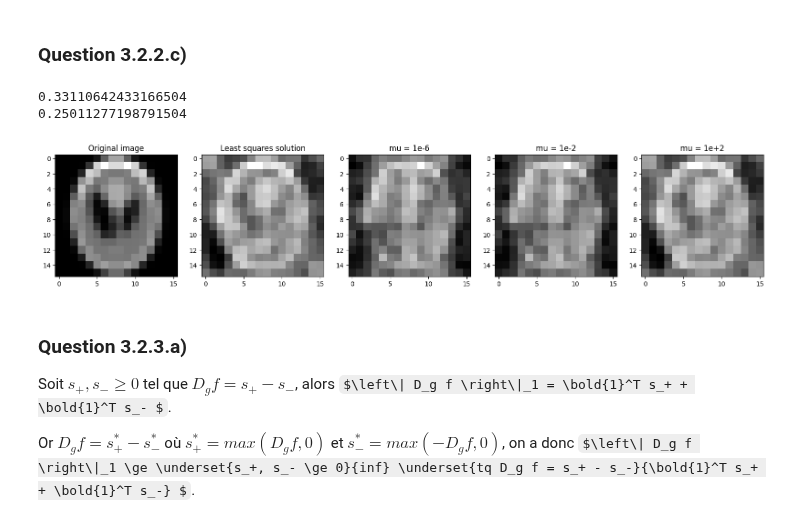
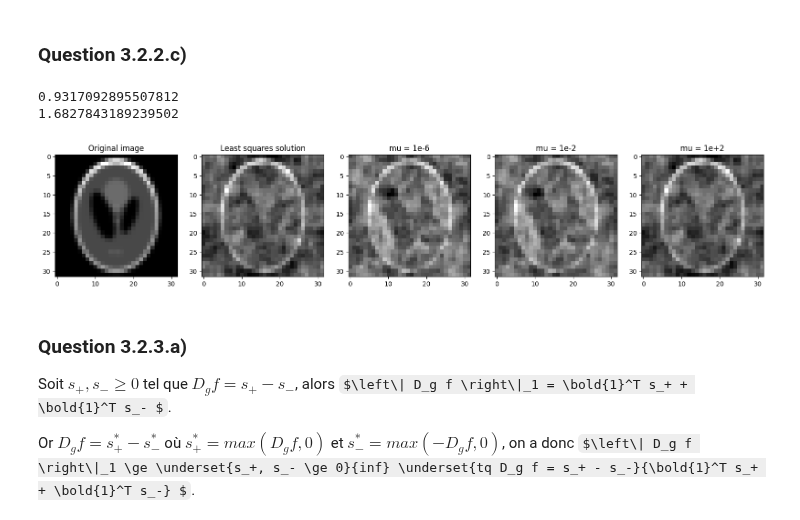
Before and after one commit to VDeumier/Projet_UE11, a Jupyter notebook: projet-opti-ts/X-Ray Tomography.ipynb, the cells around one changed output. Saved outputs shown, nothing was run; the diff lists cells and outputs as text; code cells hidden in the pictures; some formulas as TeX source.

```diff
--- a/projet-opti-ts/X-Ray Tomography.ipynb
+++ b/projet-opti-ts/X-Ray Tomography.ipynb
@@ -244,10 +244,10 @@ $$ f^* = A^T (AA^T)^{-1} b $$
 # %%
 from numpy.linalg import lstsq
 from utils import Sensor
-N=16
+N=32
 image_16 = shepp_logan_phantom()
 image_16 = resize(image_16, (N, N), anti_aliasing=True)
-sensor = Sensor(N,127)
+sensor = Sensor(N, N*N//2-1)
 F, M = sensor.get_measurement_matrix()
 TF = np.dot(F, image_16.ravel())
 m0 = np.zeros(N**2, dtype=np.complex128)
@@ -385,38 +367,38 @@ $$ f^* = -Q^{-1} a $$
 # %%
 # Solution moindres carrés
 time_start = time.time()
-f_sol1 = np.dot(np.linalg.inv(F), m0).real.reshape(16, 16)
+f_sol1 = np.dot(np.linalg.inv(F), m0).real.reshape(N, N)
 time_end = time.time()
 print( time_end - time_start)
 
 # Solution moindres carrés régularisés
 
 def regularized_least_squares(mu):
     M_dague = np.conjugate(np.transpose(M))
     m_dague = np.conjugate(np.transpose(m))
-    Q = np.dot(M_dague, M) + 2*mu*np.eye(256)
+    Q = np.dot(M_dague, M) + 2*mu*np.eye(N*N)
     a = np.transpose(np.dot(m_dague, M).real)
-    return np.dot(np.linalg.inv(Q), a).real.reshape(16, 16)
+    return np.dot(np.linalg.inv(Q), a).real.reshape(N, N)
 time_start = time.time()
 fig, (ax1, ax2, ax3, ax4, ax5) = plt.subplots(1, 5, figsize=(20, 4))
 ax1.imshow(image_16, cmap='gray')
 ax1.set_title('Original image')
 ax2.imshow(f_sol1, cmap='gray')
 ax2.set_title('Least squares solution')
 ax3.imshow(regularized_least_squares(10**-6), cmap='gray')
 ax3.set_title('mu = 1e-6')
 ax4.imshow(regularized_least_squares(10**-2), cmap='gray')
 ax4.set_title('mu = 1e-2')
 ax5.imshow(regularized_least_squares(10**2), cmap='gray')
 ax5.set_title('mu = 1e+2')
 time_end = time.time()
 print( time_end - time_start)
 
 plt.show()
 # %% [output]
-0.33110642433166504
-0.25011277198791504
+0.9317092895507812
+1.6827843189239502
-[figure, old version]
+[figure, new version]
 # %% [markdown]
 ### Question 3.2.3.a)
 
```
Also changed, not shown: parts of 5 cells of this notebook.
